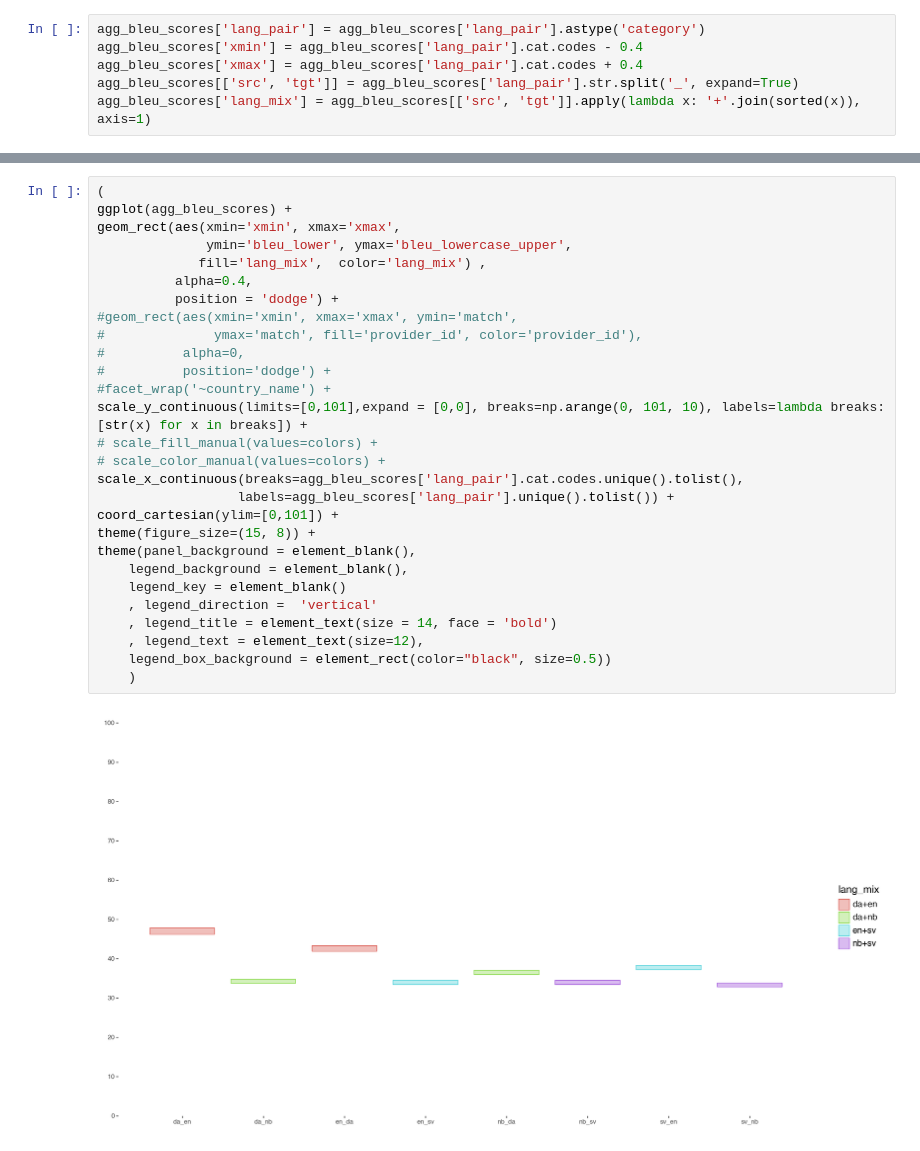
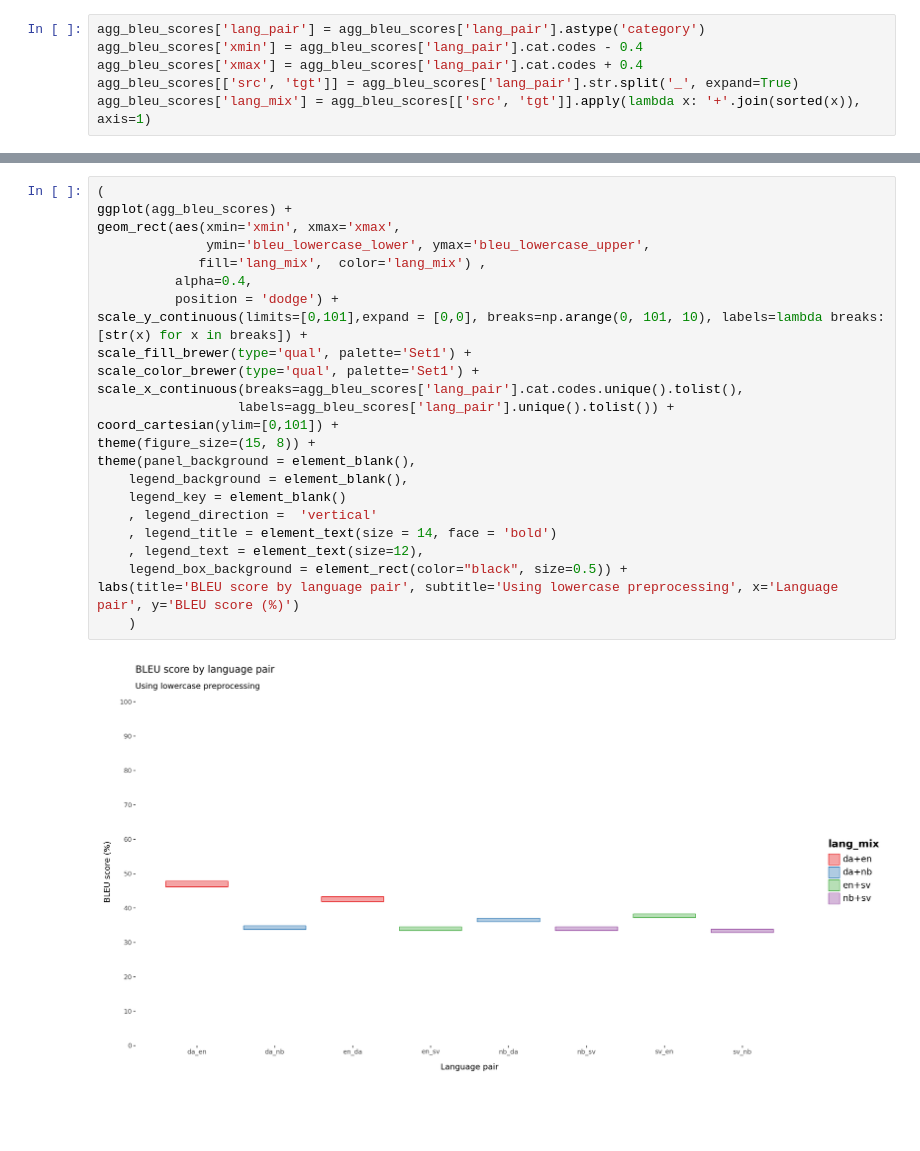
Before and after one commit to AdamNavarroLiriano/language-api, a Jupyter notebook: notebooks/1-EDA.ipynb, the cells around one changed output, grey strips where cells are left out. Saved outputs shown, nothing was run; the diff lists cells and outputs as text; blank space fills up the shorter version.

```diff
--- a/notebooks/1-EDA.ipynb
+++ b/notebooks/1-EDA.ipynb
@@ -210,30 +221,26 @@ agg_bleu_scores
 # %%
 (
 ggplot(agg_bleu_scores) +
 geom_rect(aes(xmin='xmin', xmax='xmax',
-              ymin='bleu_lower', ymax='bleu_lowercase_upper',
+              ymin='bleu_lowercase_lower', ymax='bleu_lowercase_upper',
              fill='lang_mix',  color='lang_mix') ,
           alpha=0.4,
           position = 'dodge') +
-#geom_rect(aes(xmin='xmin', xmax='xmax', ymin='match',
-#              ymax='match', fill='provider_id', color='provider_id'),
-#          alpha=0,
-#          position='dodge') +
-#facet_wrap('~country_name') +
 scale_y_continuous(limits=[0,101],expand = [0,0], breaks=np.arange(0, 101, 10), labels=lambda breaks: [str(x) for x in breaks]) +
-# scale_fill_manual(values=colors) +
-# scale_color_manual(values=colors) +
+scale_fill_brewer(type='qual', palette='Set1') +
+scale_color_brewer(type='qual', palette='Set1') +
 scale_x_continuous(breaks=agg_bleu_scores['lang_pair'].cat.codes.unique().tolist(),
                   labels=agg_bleu_scores['lang_pair'].unique().tolist()) +
 coord_cartesian(ylim=[0,101]) +
 theme(figure_size=(15, 8)) +
 theme(panel_background = element_blank(),
     legend_background = element_blank(),
     legend_key = element_blank()
     , legend_direction =  'vertical'
     , legend_title = element_text(size = 14, face = 'bold')
     , legend_text = element_text(size=12),
-    legend_box_background = element_rect(color="black", size=0.5))
+    legend_box_background = element_rect(color="black", size=0.5)) +
+labs(title='BLEU score by language pair', subtitle='Using lowercase preprocessing', x='Language pair', y='BLEU score (%)')
     )
 # %% [output]
-[figure, old version]
+[figure, new version]
```
Also changed, not shown: parts of 14 cells of this notebook.
